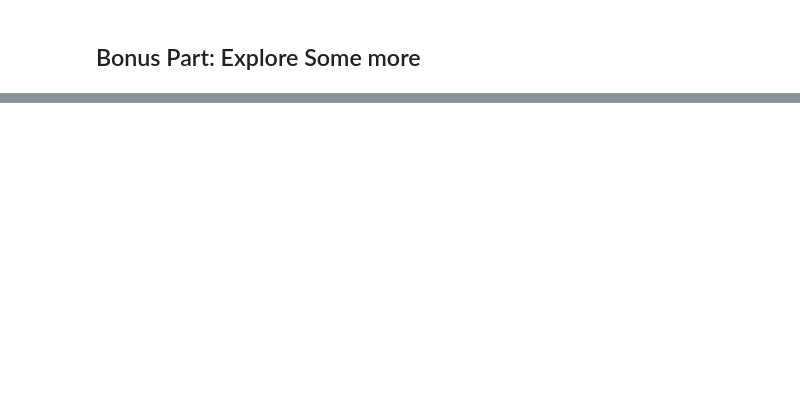
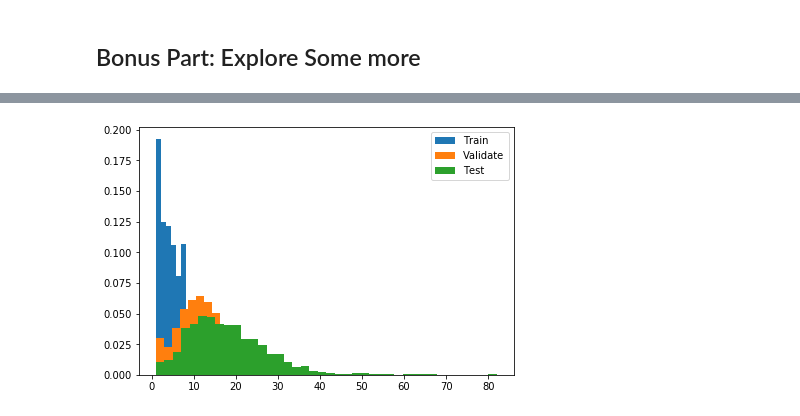
Before and after one commit to JoFunch/lt2316-h20-aa, a Jupyter notebook: run.ipynb, the cells around one changed output, grey strips where cells are left out. Saved outputs shown, nothing was run; the diff lists cells and outputs as text; code cells hidden in the pictures; blank space fills up the shorter version.

```diff
--- a/run.ipynb
+++ b/run.ipynb
@@ -135,2 +118,6 @@ train_X, val_X = check_output(extract_features(
+# %%
+dataset.plot_sample_length_distribution()
+# %% [output]
+[figure, added]
 # %%
 #dataset.plot_ner_cooccurence_venndiagram()
```
Also changed, not shown: parts of 12 cells of this notebook, 2 other files.
